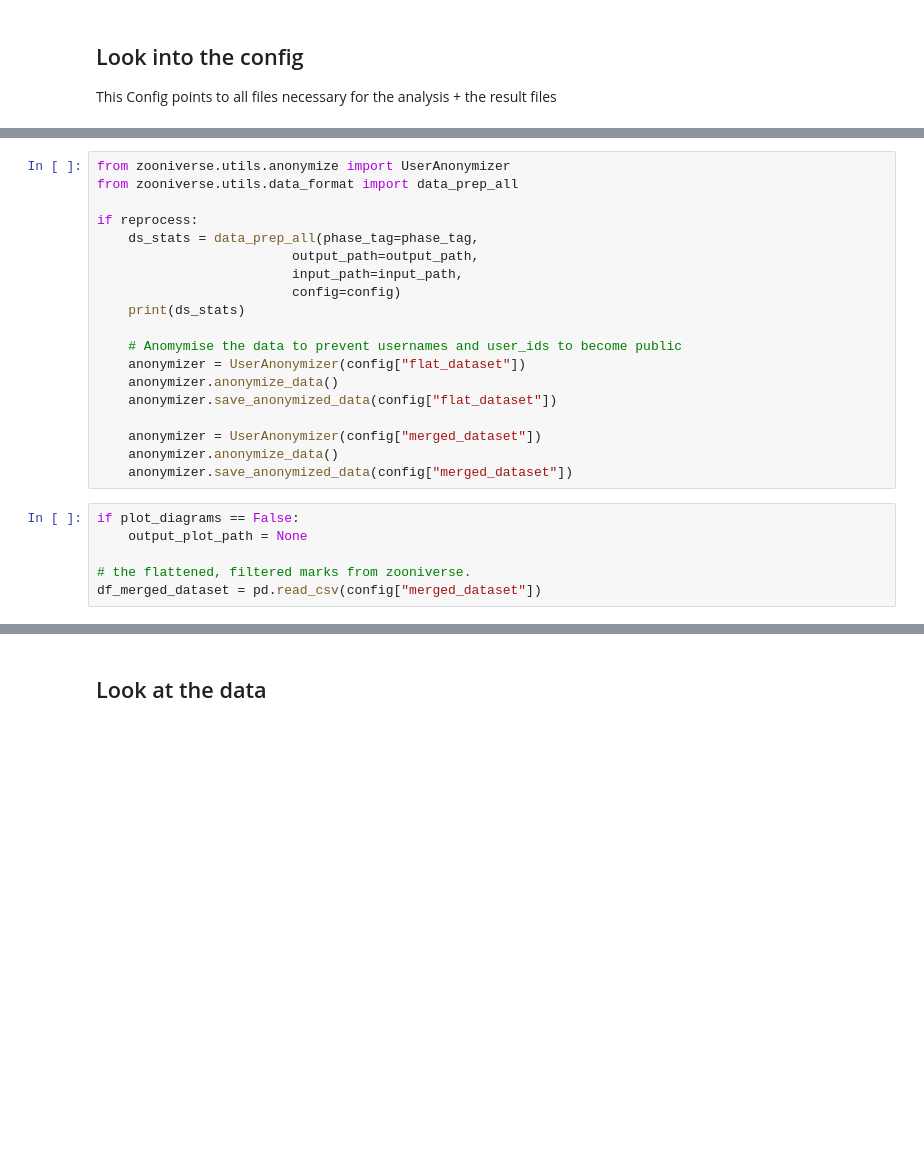
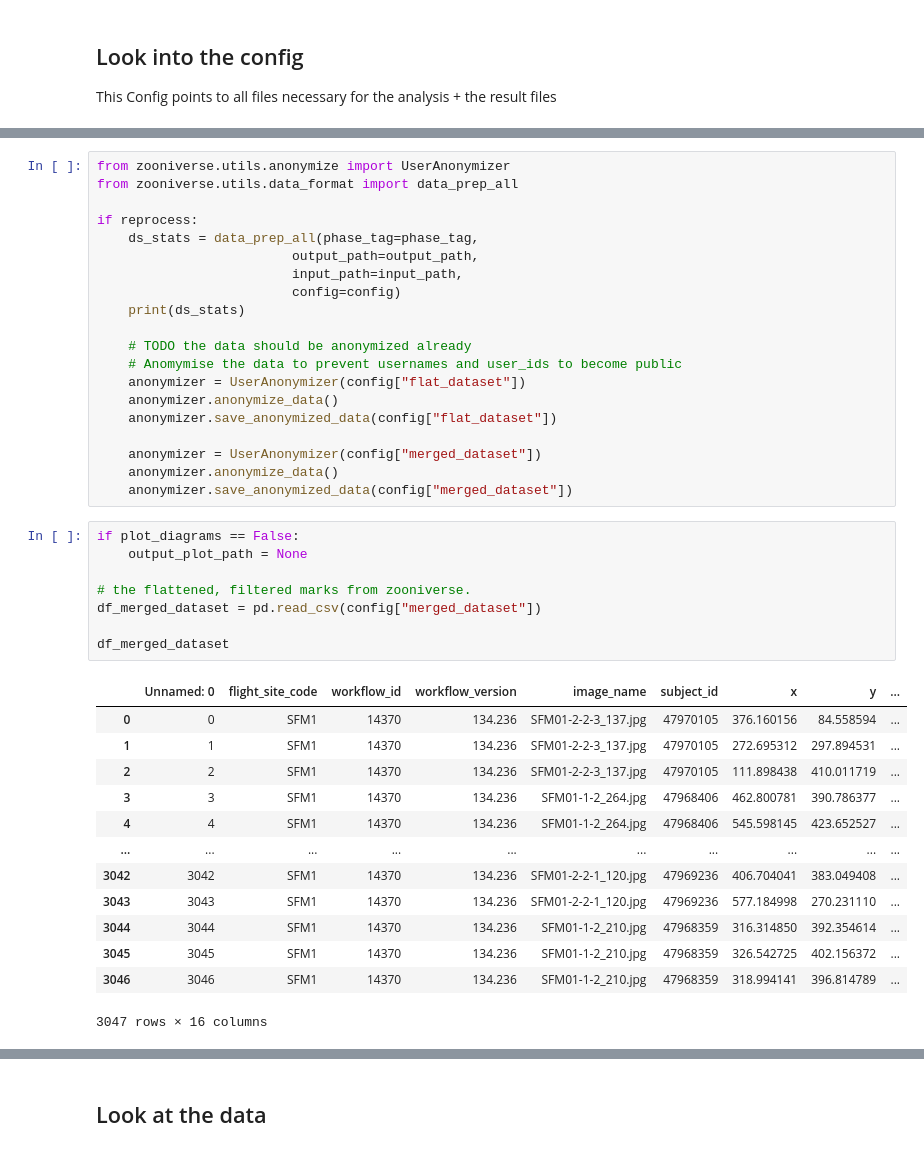
Before and after one commit to cwinkelmann/iguanas-from-above-zooniverse, a Jupyter notebook: Zooniverse_Clustering_all.ipynb, the cells around one changed output, grey strips where cells are left out. Saved outputs shown, nothing was run; the diff lists cells and outputs as text; blank space fills up the shorter version.

```diff
--- a/Zooniverse_Clustering_all.ipynb
+++ b/Zooniverse_Clustering_all.ipynb
@@ -93,6 +93,7 @@ if reprocess:
                          config=config)
     print(ds_stats)
 
+    # TODO the data should be anonymized already
     # Anomymise the data to prevent usernames and user_ids to become public
     anonymizer = UserAnonymizer(config["flat_dataset"])
     anonymizer.anonymize_data()
@@ -104,6 +105,22 @@ if reprocess:
 # %%
 if plot_diagrams == False:
     output_plot_path = None
 
 # the flattened, filtered marks from zooniverse.
 df_merged_dataset = pd.read_csv(config["merged_dataset"])
+
+df_merged_dataset
+# %% [output]
+|  | Unnamed: 0 | flight_site_code | workflow_id | workflow_version | image_name | subject_id | x | y | ... |
+| 0 | 0 | SFM1 | 14370 | 134.236 | SFM01-2-2-3_137.jpg | 47970105 | 376.160156 | 84.558594 | ... |
+| 1 | 1 | SFM1 | 14370 | 134.236 | SFM01-2-2-3_137.jpg | 47970105 | 272.695312 | 297.894531 | ... |
+| 2 | 2 | SFM1 | 14370 | 134.236 | SFM01-2-2-3_137.jpg | 47970105 | 111.898438 | 410.011719 | ... |
+| 3 | 3 | SFM1 | 14370 | 134.236 | SFM01-1-2_264.jpg | 47968406 | 462.800781 | 390.786377 | ... |
+| 4 | 4 | SFM1 | 14370 | 134.236 | SFM01-1-2_264.jpg | 47968406 | 545.598145 | 423.652527 | ... |
+| ... | ... | ... | ... | ... | ... | ... | ... | ... | ... |
+| 3042 | 3042 | SFM1 | 14370 | 134.236 | SFM01-2-2-1_120.jpg | 47969236 | 406.704041 | 383.049408 | ... |
+| 3043 | 3043 | SFM1 | 14370 | 134.236 | SFM01-2-2-1_120.jpg | 47969236 | 577.184998 | 270.231110 | ... |
+| 3044 | 3044 | SFM1 | 14370 | 134.236 | SFM01-1-2_210.jpg | 47968359 | 316.314850 | 392.354614 | ... |
+| 3045 | 3045 | SFM1 | 14370 | 134.236 | SFM01-1-2_210.jpg | 47968359 | 326.542725 | 402.156372 | ... |
+| 3046 | 3046 | SFM1 | 14370 | 134.236 | SFM01-1-2_210.jpg | 47968359 | 318.994141 | 396.814789 | ... |
+3047 rows × 16 columns
```
Also changed, not shown: parts of 23 cells of this notebook, 15 other files.
